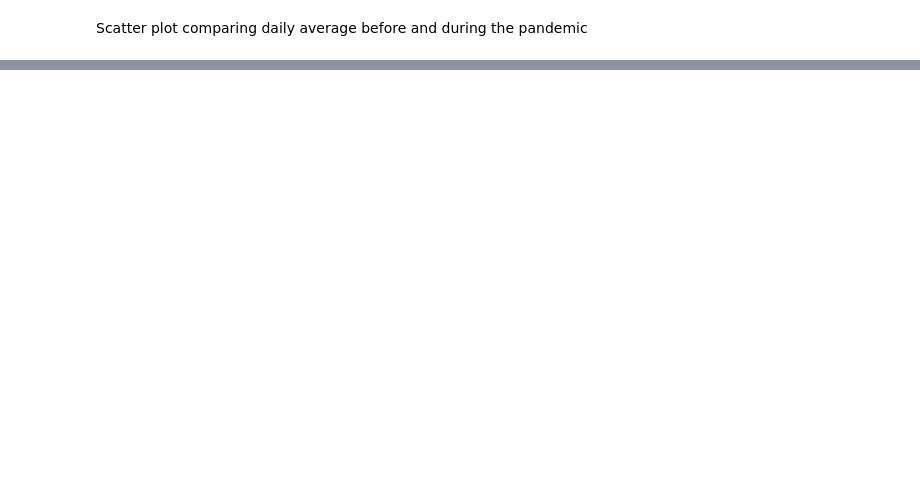
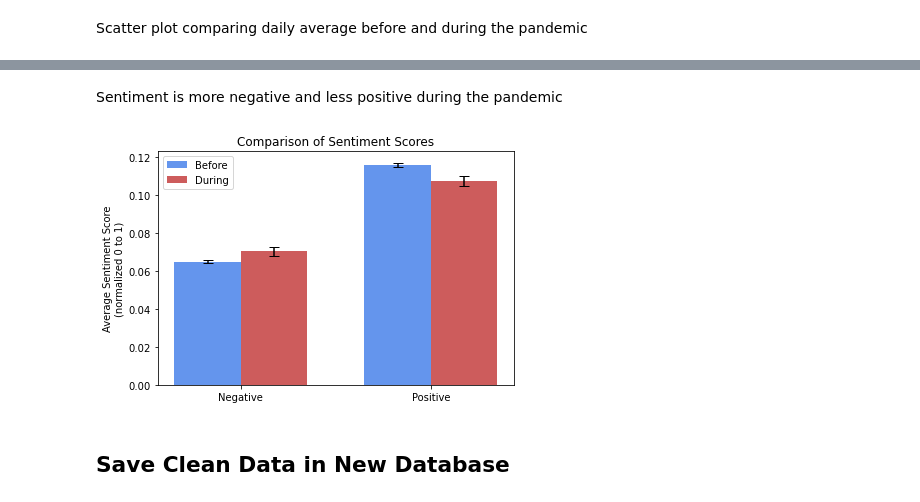
Before and after one commit to mwhuhn/forum-sentiment-old, a Jupyter notebook: 2-Sentiment_Analysis.ipynb, the cells around one changed output, grey strips where cells are left out. Drawn from its saved outputs; the diff is of its cells as text; code cells hidden in the pictures; blank space fills up the shorter version.

```diff
--- a/2-Sentiment_Analysis.ipynb
+++ b/2-Sentiment_Analysis.ipynb
@@ -265,0 +365,35 @@ plt.show()
+# %% [markdown]
+Sentiment is more negative and less positive during the pandemic
+# %%
+fig, ax = plt.subplots()
+width = 0.35
+sentiments = ['Negative', 'Positive']
+x_pos = np.arange(len(sentiments))
+
+before_mean = [df["neg_sentiment"][df['before']].mean(),
+               df["pos_sentiment"][df['before']].mean()]
+before_se = [df["neg_sentiment"][df['before']].std()/math.sqrt(len(df["neg_sentiment"][df['before']])),
+             df["pos_sentiment"][df['before']].std()/math.sqrt(len(df["pos_sentiment"][df['before']]))]
+during_mean = [df["neg_sentiment"][df['during']].mean(),
+               df["pos_sentiment"][df['during']].mean()]
+during_se = [df["neg_sentiment"][df['during']].std()/math.sqrt(len(df["neg_sentiment"][df['during']])),
+             df["pos_sentiment"][df['during']].std()/math.sqrt(len(df["pos_sentiment"][df['during']]))]
+
+rects_before = ax.bar(x_pos - width/2, before_mean, width, yerr=before_se,
+                label='Before', capsize=5, color="cornflowerblue")
+rects_during = ax.bar(x_pos + width/2, during_mean, width, yerr=during_se,
+                label='During', capsize=5, color="indianred")
+
+# Add some text for labels, title and custom x-axis tick labels, etc.
+ax.set_ylabel('Average Sentiment Score\n(normalized 0 to 1)')
+ax.set_title('Comparison of Sentiment Scores')
+ax.set_xticks(x_pos)
+ax.set_xticklabels(sentiments)
+ax.legend()
+fig.tight_layout()
+plt.savefig('../plots/sentiment_neg_pos.png')
+plt.show()
+# %% [output]
+[figure, added]
+# %% [markdown]
+## Save Clean Data in New Database
```
Also changed, not shown: parts of 26 cells of this notebook, 2 other files.
